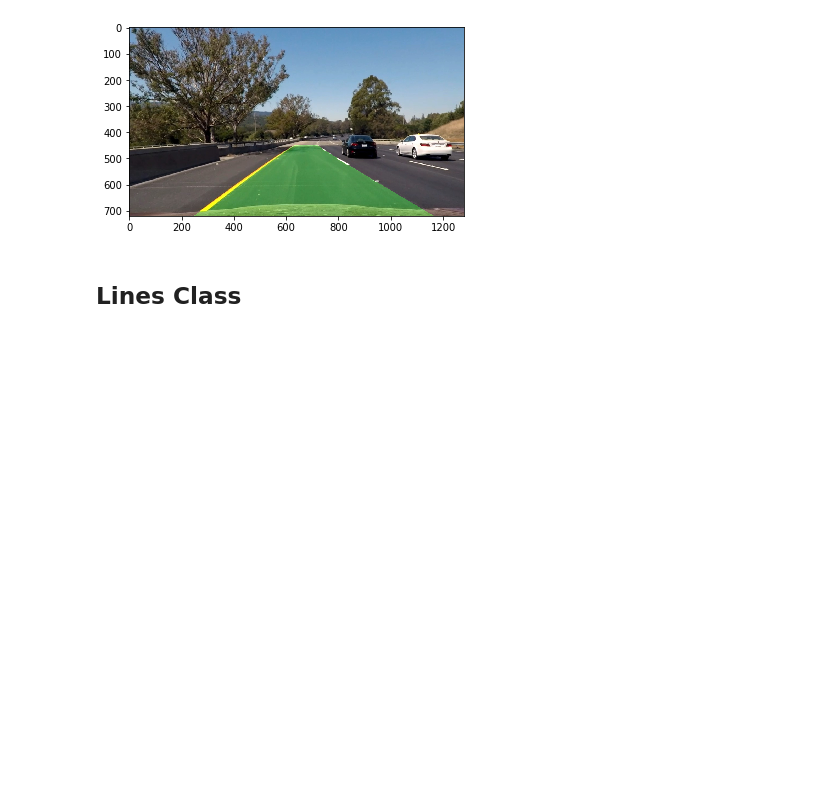
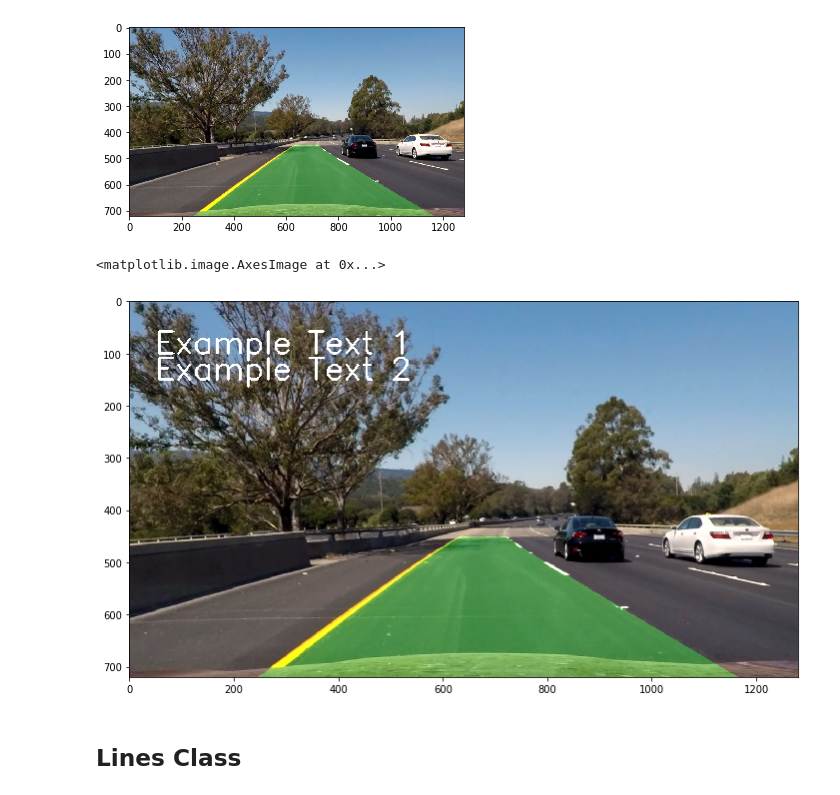
Before and after one commit to tevisgehr/Advanced_Lane_Lines_Project, a Jupyter notebook: P3.ipynb, the cells around one changed output. Saved outputs shown, nothing was run; the diff lists cells and outputs as text; code cells hidden in the pictures; blank space fills up the shorter version.

```diff
--- a/P3.ipynb
+++ b/P3.ipynb
@@ -506,6 +506,20 @@ plt.imshow(result)
 # %% [output]
 <matplotlib.image.AxesImage at 0x...>
 [figure]
+# %%
+def print_text_on_image(img,text1,text2):
+    text_image = cv2.putText(img,text1, (50,100), cv2.FONT_HERSHEY_SIMPLEX, 2, (255,255,255), 4)
+    text_image = cv2.putText(text_image,text2, (50,150), cv2.FONT_HERSHEY_SIMPLEX, 2, (255,255,255), 4)
+    return text_image
+text_image = print_text_on_image(result,'Example Text 1','Example Text 2')
+
+fig = plt.figure(figsize=(12, 10))
+ax = fig.add_subplot(111)
+
+ax.imshow(text_image)
+# %% [output]
+<matplotlib.image.AxesImage at 0x...>
+[figure, added]
 # %% [markdown]
 ## Lines Class
 # %% [markdown]
```
Also changed, not shown: parts of 1 cell of this notebook.
